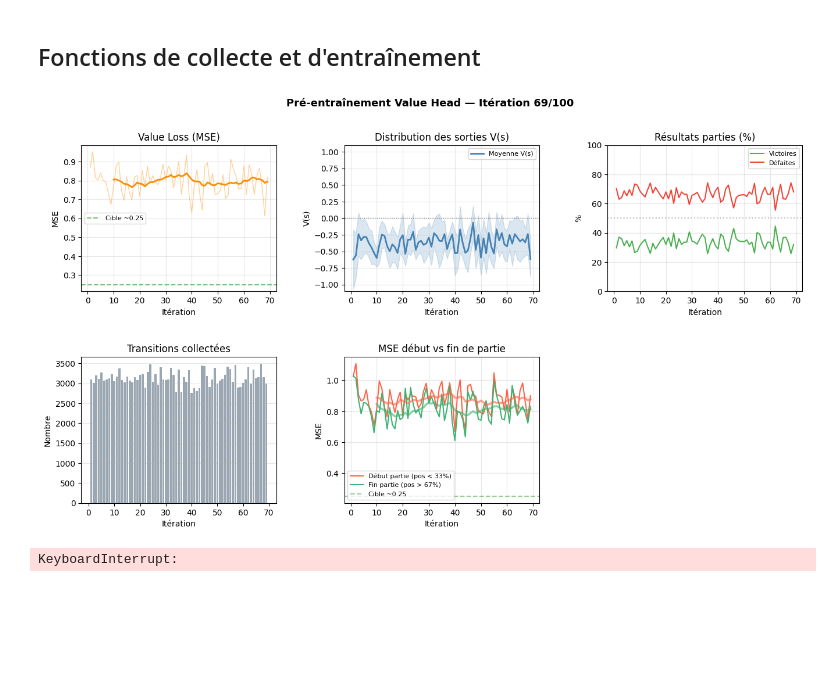
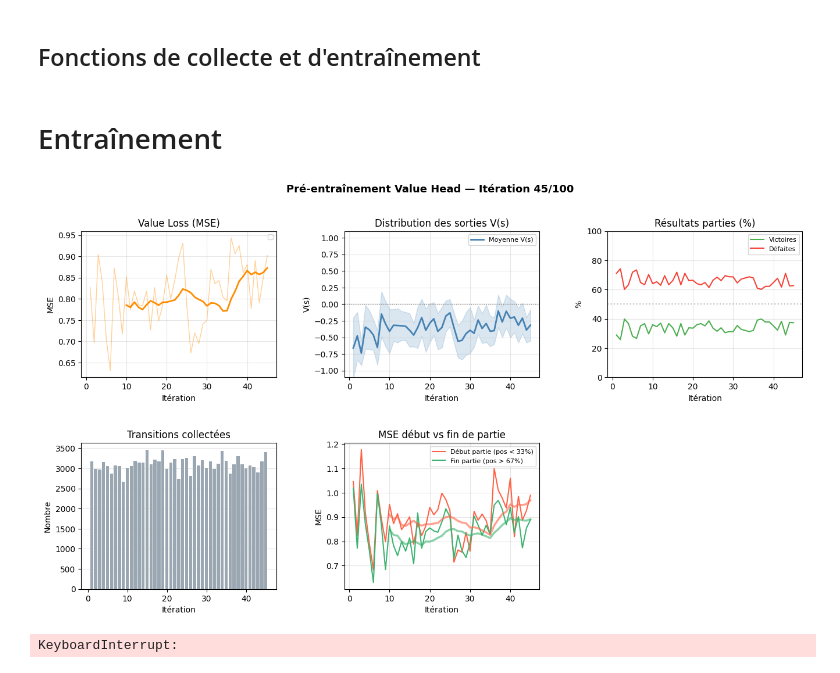
Before and after one commit to gerard-loic/onimind, a Jupyter notebook: notebooks-modele-kamae/B.KAMAE.pre-entrainement-de-la-tete-valeur.ipynb, the cells around one changed output. Drawn from its saved outputs; the diff is of its cells as text; code cells hidden in the pictures; blank space fills up the shorter version.

```diff
--- a/notebooks-modele-kamae/B.KAMAE.pre-entrainement-de-la-tete-valeur.ipynb
+++ b/notebooks-modele-kamae/B.KAMAE.pre-entrainement-de-la-tete-valeur.ipynb
@@ -29,8 +31,8 @@ To enable the following instructions: AVX2 AVX_VNNI AVX_VNNI_INT8 AVX_NE_CONVERT
 # %%
 #Configuration
-
+dst_model_name = "kamae-training-value-head"
 PRETRAINED_WEIGHTS = '../models/weights/Kamae2.weights.h5'
-SAVE_PATH         = '../models/training/kamae2-value-head-pretrain'
+SAVE_PATH = f"../models/training/{dst_model_name}.weights.h5"
 
 N_ITERATIONS  = 100   # Nombre d'itérations collect + update
 N_GAMES       = 128    # Parties par itération
@@ -176,6 +180,8 @@ def compute_mse_by_position(player, data):
     mse_late  = float(np.mean((v_all[late_mask]  - returns[late_mask])**2))  if late_mask.any()  else float('nan')
 
     return mse_early, mse_late
+# %% [markdown]
+# Entraînement
 # %%
 #Boucle d'entraînement
 
@@ -211,7 +217,6 @@ def plot(iteration):
     xi, ys = moving_avg(history['value_loss'])
     if xi:
         ax1.plot(xi, ys, color='darkorange', linewidth=2)
-    ax1.axhline(0.25, color='green', linestyle='--', alpha=0.5, label='Cible ~0.25')
     ax1.set_title('Value Loss (MSE)')
     ax1.set_xlabel('Itération')
     ax1.set_ylabel('MSE')
@@ -265,7 +270,6 @@ def plot(iteration):
     if xi_e:
         ax5.plot(xi_e, ys_e, color='tomato',         linewidth=2.5, alpha=0.6)
         ax5.plot(xi_l, ys_l, color='mediumseagreen', linewidth=2.5, alpha=0.6)
-    ax5.axhline(0.25, color='green', linestyle='--', alpha=0.4, label='Cible ~0.25')
     ax5.set_title('MSE début vs fin de partie')
     ax5.set_xlabel('Itération')
     ax5.set_ylabel('MSE')
@@ -290,32 +294,32 @@ for i in range(N_ITERATIONS):
     #ise à jour value head
     v_loss = update_value_head(p1, data, N_EPOCHS, MINIBATCH_SIZE, optimizer)
 
     #Historique
     history['value_loss'].append(v_loss)
     history['wins'].append(wins)
     history['losses'].append(losses)
     history['transitions'].append(len(data['states']))
     history['value_mean'].append(float(np.mean(v_sample)))
     history['value_std'].append(float(np.std(v_sample)))
     history['mse_early'].append(mse_early)
     history['mse_late'].append(mse_late)
 
     print(f"[{i+1:4d}/{N_ITERATIONS}] "
           f"transitions={len(data['states'])} | "
           f"W/L={wins}/{losses} | "
           f"v_loss={v_loss:.4f} | "
           f"V(s) moy={np.mean(v_sample):.3f} ± {np.std(v_sample):.3f} | "
           f"MSE early={mse_early:.4f} late={mse_late:.4f}")
 
     if (i + 1) % PLOT_EVERY == 0:
         plot(i + 1)
 
     if SAVE_PATH and (i + 1) % SAVE_EVERY == 0:
         path = f"{SAVE_PATH}_iter{i+1}.weights.h5"
         p1.save_weights(path)
         print(f"  → Sauvegardé : {path}")
 
 print("\nPré-entraînement value head terminé !")
 # %% [output]
-[figure, old version]
+[figure, new version]
 KeyboardInterrupt:
```
Also changed, not shown: parts of 4 cells of this notebook, 41 other files.
